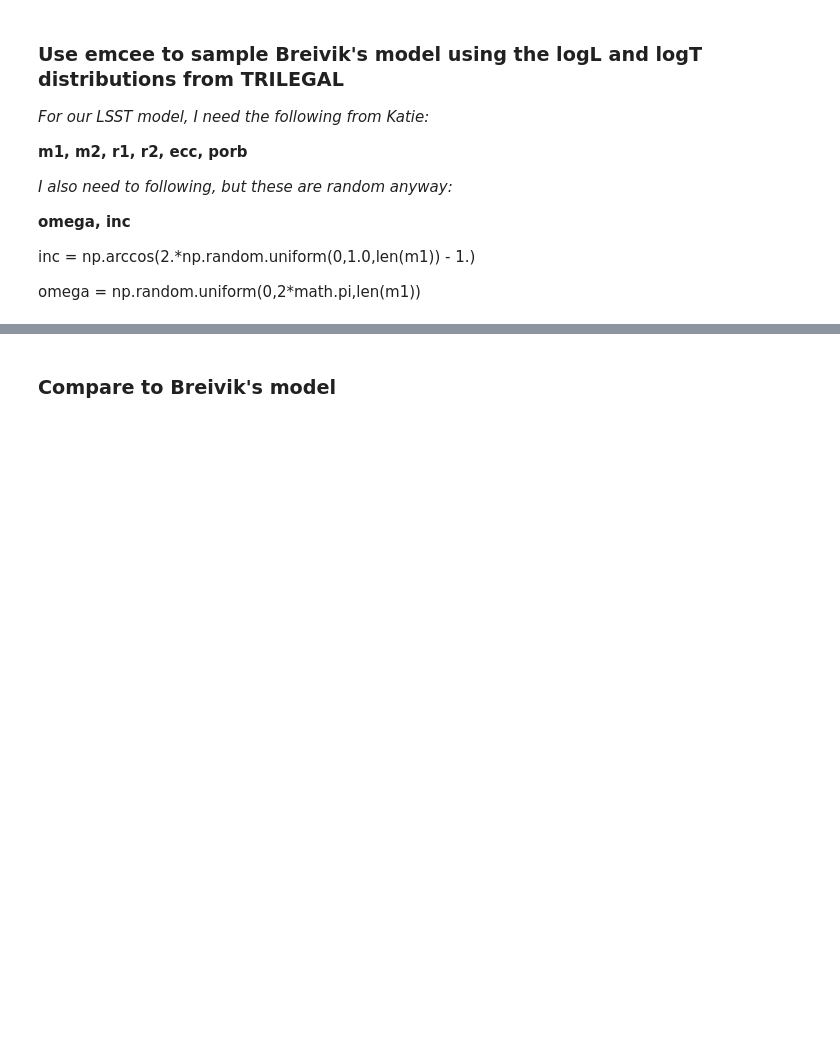
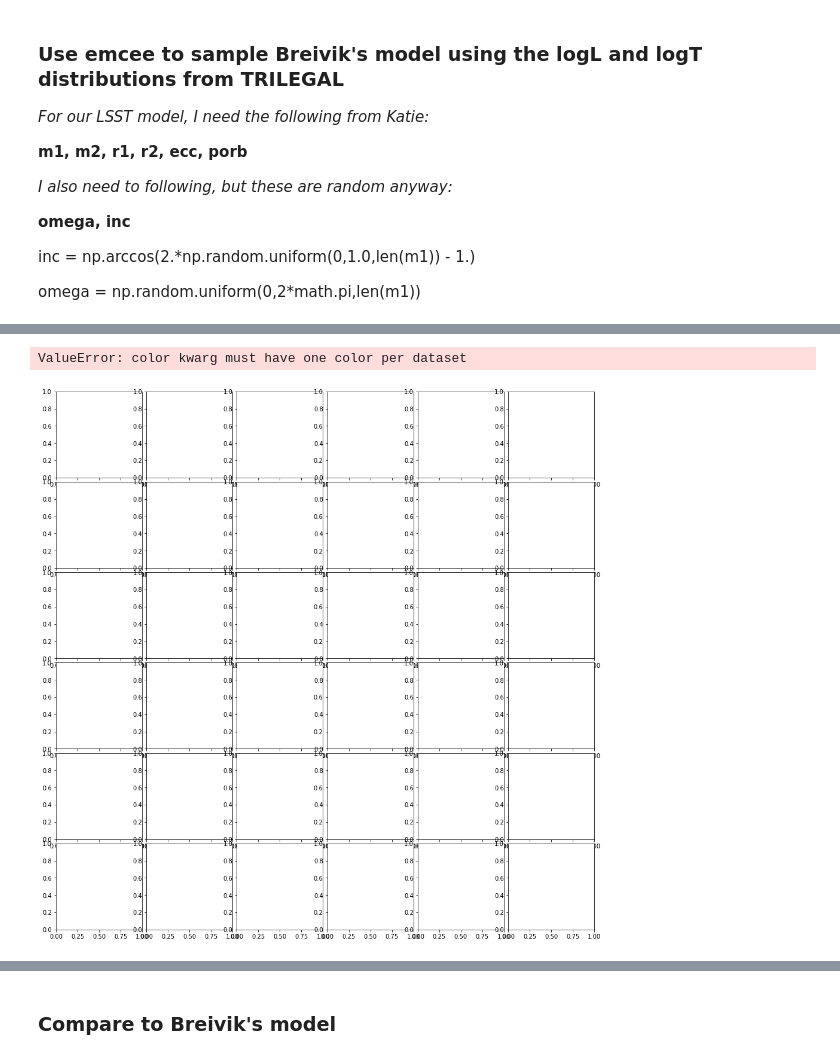
Before and after one commit to avapolzin/EBLSST, a Jupyter notebook: testing/TRILEGAL/getTRILEGAL.ipynb, the cells around one changed output, grey strips where cells are left out. Saved outputs shown, nothing was run; the diff lists cells and outputs as text; code cells hidden in the pictures; blank space fills up the shorter version.

```diff
--- a/testing/TRILEGAL/getTRILEGAL.ipynb
+++ b/testing/TRILEGAL/getTRILEGAL.ipynb
@@ -360,0 +362,19 @@ axC = plotChains(sampler, nburn, outNames)
+# %%
+paramsNames = ['m2', 'logr2', 'logL2', 'ecc', 'logp']
+samples = sampler.chain[:, nburn:, :].reshape((-1, len(paramsNames)))
+blobs = np.array(sampler.blobs[nburn:][:][:])
+extras = blobs.reshape((samples.shape[0], blobs.shape[-1]))
+result = np.hstack((extras, samples))
+
+print(extras.shape)
+print(samples.shape)
+print(result.shape)
+print((result.T)[1].shape)
+
+# nouse = np.where((result.T)[1] == None)
+# print(result[nouse])
+
+use = np.where((result.T)[1] != None)
+result = result[use][:]
+print(result.shape)
+print(result)
@@ -360,0 +399,6 @@ axC = plotChains(sampler, nburn, outNames)
+# %%
+outNames = ['Av', '[M/H]', 'logD','logm1', 'logr1', 'logL1']
+f = corner.corner(extras[use], labels = outNames, quantiles = [0.16, 0.5, 0.84])
+# %% [output]
+ValueError: color kwarg must have one color per dataset
+[figure, added]
```
Also changed, not shown: parts of 6 cells of this notebook, 2 other files.
